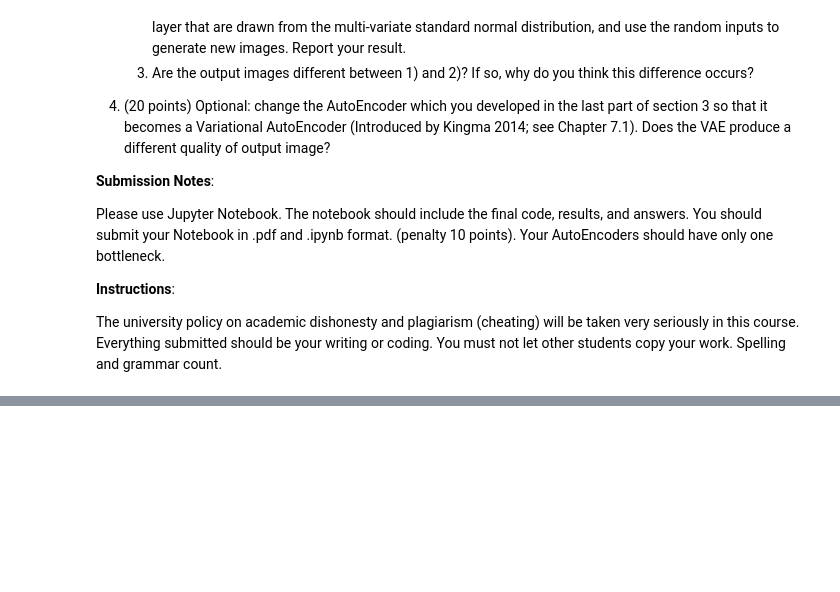
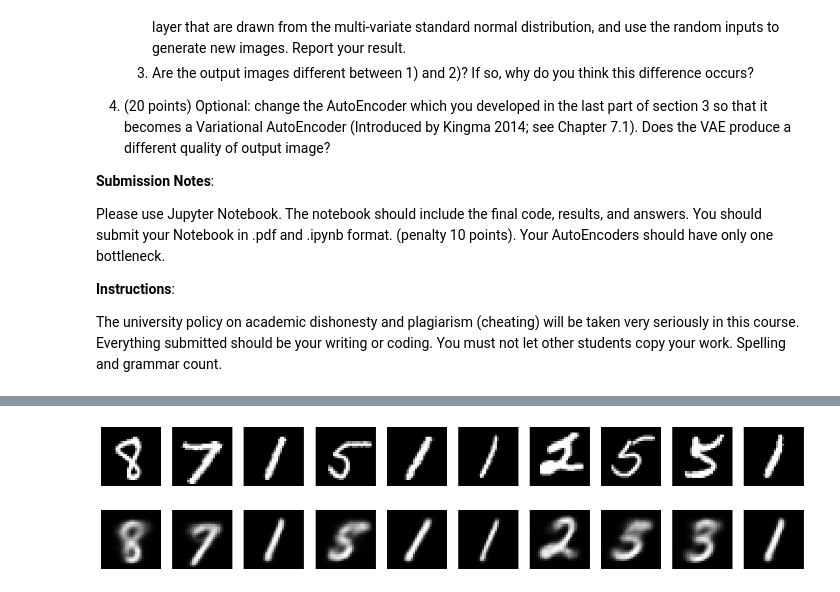
Before and after one commit to hsywhu/Variational-AutoEncoder, a Jupyter notebook: Assignment Four.ipynb, the cells around one changed output, grey strips where cells are left out. Cells and saved outputs as stored; diff of their text form; code cells hidden in the pictures; blank space fills up the shorter version.

```diff
--- a/Assignment Four.ipynb
+++ b/Assignment Four.ipynb
@@ -142,0 +149,26 @@ plt.show()
+# %%
+''' Part 2: Implement a convolutional AutoEncoder (CAE)
+'''
+
+x_train = x_train.reshape((len(x_train), 28, 28, 1))
+x_test = x_test.reshape((len(x_test), 28, 28, 1))
+
+# build the network with a bottleneck of two neurons
+autoencoder_conv = Sequential()
+# encoder network
+autoencoder_conv.add(Conv2D(32, (3, 3), activation='relu', padding='same', input_shape=x_train.shape[1:]))
+autoencoder_conv.add(MaxPooling2D(pool_size=(2, 2)))
+autoencoder_conv.add(Conv2D(64, (3, 3), activation='relu', padding='same'))
+autoencoder_conv.add(MaxPooling2D(pool_size=(2, 2)))
+autoencoder_conv.add(Conv2D(128, (3, 3), activation='relu', padding='same'))
+autoencoder_conv.add(MaxPooling2D(pool_size=(2, 2)))
+autoencoder_conv.add(Conv2D(2, (3, 3), activation='relu', padding='same'))
+autoencoder_conv.add(MaxPooling2D(pool_size=(2, 2)))
+# decoder network
+autoencoder_conv.add(Conv2DTranspose(64, (7, 7), activation='relu', padding='valid'))
+autoencoder_conv.add(UpSampling2D((2, 2)))
+autoencoder_conv.add(Conv2DTranspose(32, (3, 3), activation='relu', padding='same'))
+autoencoder_conv.add(UpSampling2D((2, 2)))
+autoencoder_conv.add(Conv2D(1, (3, 3), activation='sigmoid', padding='same'))
+
+autoencoder_conv.summary()
@@ -142,0 +243,21 @@ plt.show()
+# %%
+# visualization
+
+img_num = 10
+autoencoder_conv_best = load_model('./best_model_conv.pth')
+plt.figure(figsize=(18, 4))
+plt.gray()
+for i in range(img_num):
+    # randomly pick an image from test dataset
+    chosen_test_img = x_test[np.random.randint(x_test.shape[0])]
+    img_decoded = autoencoder_conv_best.predict(chosen_test_img.reshape(1, 28, 28, 1))
+    ax = plt.subplot(2, img_num, i+1)
+    plt.imshow(chosen_test_img.reshape(28, 28))
+    ax.axis('off')
+
+    ax = plt.subplot(2, img_num, img_num+i+1)
+    plt.imshow(img_decoded.reshape(28, 28))
+    ax.axis('off')
+plt.show()
+# %% [output]
+[figure, added]
```
Also changed, not shown: parts of 19 cells of this notebook, 2 other files.
